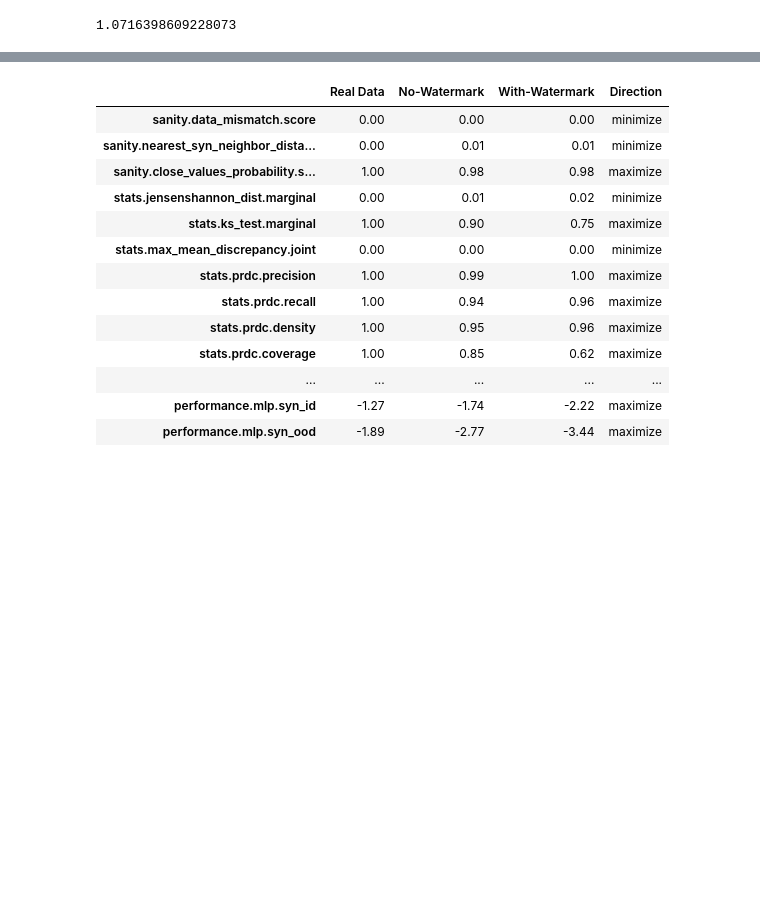
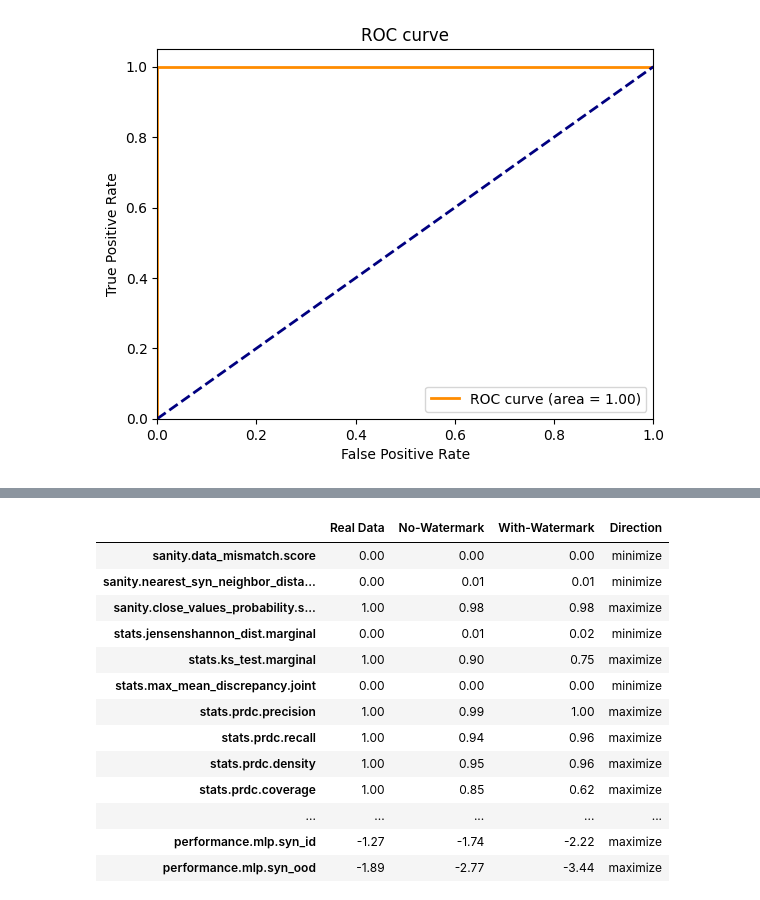
Before and after one commit to blueminh/t-rest, a Jupyter notebook: evaluation/synthcity.ipynb, the cells around one changed output, grey strips where cells are left out. Drawn from its saved outputs; the diff is of its cells as text; code cells hidden in the pictures; blank space fills up the shorter version.

```diff
--- a/evaluation/synthcity.ipynb
+++ b/evaluation/synthcity.ipynb
@@ -48,10 +48,8 @@ def compare(real_file_name, no_water_mark_file_name, with_water_mark_file_name,
     return merge_result_final
 # %%
 """
-Make 2 functions:
-    - [x] average synthetic data quality, with watermarks and without watermark
-    - [x] average z-score, takes ~50 random samples of size 200 tokens
-
+Compute one single score for data quality
+Compute the average z-score of synthetic data (over a number of samples)
 """
 from watermarking.great_watermark import GreatWatermarkLogitProcessor, GreatWatermarkDetector
 import transformers
@@ -130,5 +128,70 @@ def average_zscore(sample_name, gamma, delta, num_tokens, num_samples = 50):
             random_state=i
         )['z_score'])
     return sum(z_scores) / len(z_scores)
-# %% [output]
-1.0716398609228073
+# %%
+"""
+Compute ROC and AOC
+"""
+import numpy as np
+from sklearn.metrics import roc_curve, auc
+import matplotlib.pyplot as plt
+
+def compute_roc_auc(real_file_name, syn_file_name, gamma, delta, num_samples_per_class, num_tokens_per_sample):
+    samples_dir = "/Users/minhkau/Documents/TUDelft/Year 3/RP/Code/tabular-gpt/samples/"
+    real_path = samples_dir + real_file_name
+    syn_path = samples_dir + syn_file_name
+    real_df = pd.read_csv(real_path)
+    syn_df = pd.read_csv(syn_path)
+
+    tokenizer = transformers.AutoTokenizer.from_pretrained('distilgpt2', add_prefix_space=True)
+    tokenizer.pad_token_id = tokenizer.eos_token_id
+    tokenizer.pad_token = tokenizer.eos_token
+    great_watermark_processor = GreatWatermarkLogitProcessor(tokenizer=tokenizer,
+                                                             device="cpu",
+                                                             vocab=list(tokenizer.get_vocab().values()),
+                                                             gamma=gamma,
+                                                             delta=delta)
+    great_watermark_detector = GreatWatermarkDetector(great_watermark_processor)
+
+    # take samples each from the real and synthesized table
+    real_scores = []
+    gen_scores = []
+    for i in range(num_samples_per_class):
+        real_scores.append(great_watermark_detector.detect(real_df, total_tokens_limit=num_tokens_per_sample, random_state=i)['z_score'])
+        gen_scores.append(great_watermark_detector.detect(syn_df, total_tokens_limit=num_tokens_per_sample, random_state=i)['z_score'])
+
+    # Compute roc auc
+    y_true = np.concatenate([np.zeros(len(real_scores)), np.ones(len(gen_scores))])
+    y_scores = np.concatenate([real_scores, gen_scores])
+
+    fpr, tpr, thresholds = roc_curve(y_true, y_scores)
+    roc_auc = auc(fpr, tpr)
+
+    return fpr, tpr, roc_auc
+
+def plot_roc_curve(fpr, tpr, roc_auc):
+    plt.figure()
+    lw = 2
+    plt.plot(fpr, tpr, color='darkorange',
+             lw=lw, label='ROC curve (area = %0.2f)' % roc_auc)
+    plt.plot([0, 1], [0, 1], color='navy', lw=lw, linestyle='--')
+    plt.xlim([0.0, 1.0])
+    plt.ylim([0.0, 1.05])
+    plt.xlabel('False Positive Rate')
+    plt.ylabel('True Positive Rate')
+    plt.title('ROC curve')
+    plt.legend(loc="lower right")
+    plt.show()
+
+adult_fpr, adult_tpr, adult_roc_auc = compute_roc_auc(
+    "california.csv",
+    "california_1000_with-watermark_gamma-0.25_delta-2.0.csv",
+    gamma=0.25,
+    delta=2.0,
+    num_samples_per_class=250,
+    num_tokens_per_sample=500
+)
+
+plot_roc_curve(adult_fpr, adult_tpr, adult_roc_auc)
+# %% [output]
+[figure, added]
```
Also changed, not shown: parts of 2 cells of this notebook, 1 other file.
